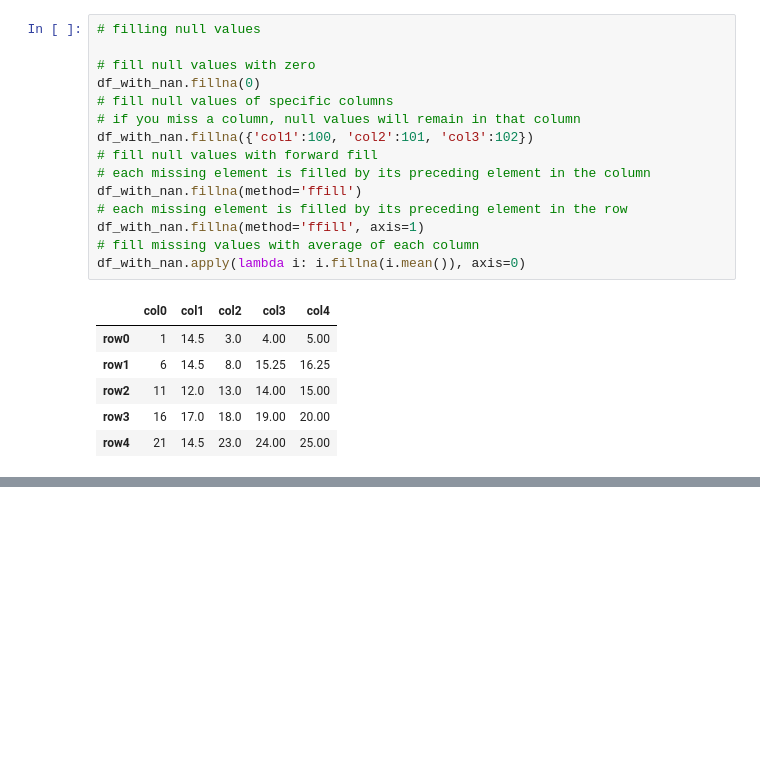
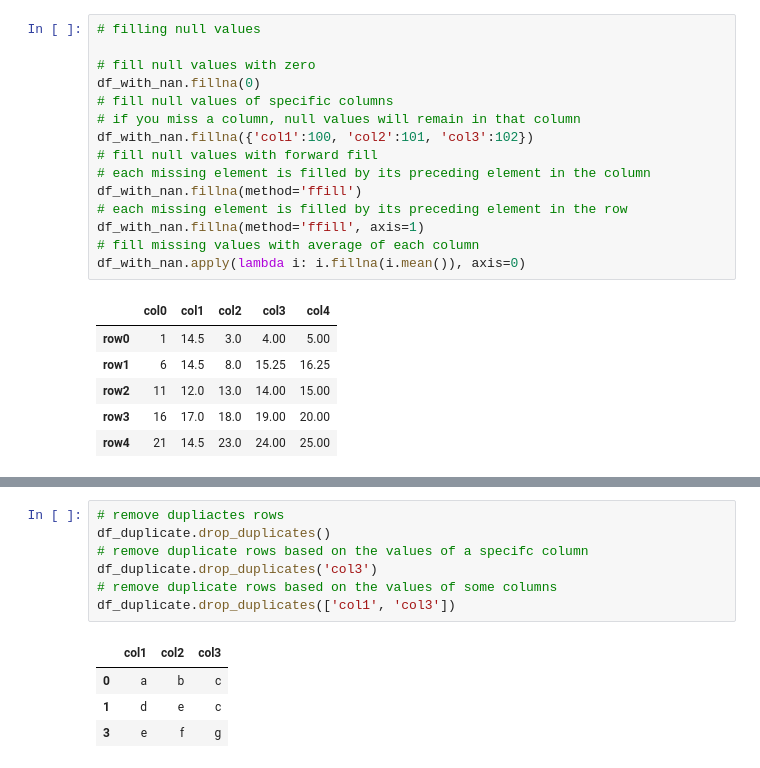
Before and after one commit to afshinnn/Python_Samples, a Jupyter notebook: Data_Munging/Data_Munging.ipynb, the cells around one changed output, grey strips where cells are left out. Saved outputs shown, nothing was run; the diff lists cells and outputs as text; blank space fills up the shorter version.

```diff
--- a/Data_Munging/Data_Munging.ipynb
+++ b/Data_Munging/Data_Munging.ipynb
@@ -408,0 +440,12 @@ df_with_nan.apply(lambda i: i.fillna(i.mean()), axis=0)
+# %%
+# remove dupliactes rows
+df_duplicate.drop_duplicates()
+# remove duplicate rows based on the values of a specifc column
+df_duplicate.drop_duplicates('col3')
+# remove duplicate rows based on the values of some columns
+df_duplicate.drop_duplicates(['col1', 'col3'])
+# %% [output]
+|  | col1 | col2 | col3 |
+| 0 | a | b | c |
+| 1 | d | e | c |
+| 3 | e | f | g |
```
Also changed, not shown: parts of 3 cells of this notebook.
